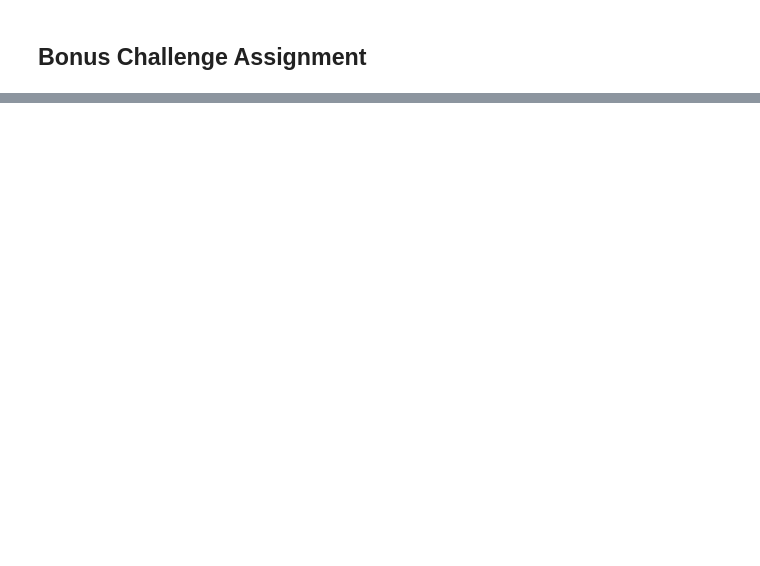
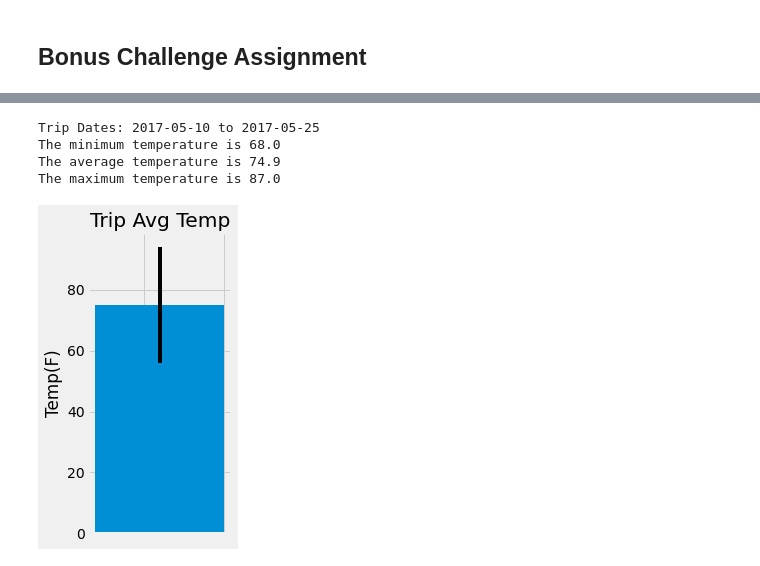
Before and after one commit to rpatel10491/sqlalchemy-challenge, a Jupyter notebook: climate_starter.ipynb, the cells around one changed output, grey strips where cells are left out. Cells and saved outputs as stored; diff of their text form; code cells hidden in the pictures; blank space fills up the shorter version.

```diff
--- a/climate_starter.ipynb
+++ b/climate_starter.ipynb
@@ -179,11 +182,38 @@ print(calc_temps('2012-02-28', '2012-03-05'))
 # %%
 # Use your previous function `calc_temps` to calculate the tmin, tavg, and tmax
 # for your trip using the previous year's data for those same dates.
+start_date = '2017-05-10'
+end_date = '2017-05-25'
+
+trip_temps = calc_temps(start_date, end_date)[0]
+print(f'Trip Dates: {start_date} to {end_date}')
+print(f'The minimum temperature is {trip_temps[0]}\n'
+      f'The average temperature is {round(trip_temps[1],1)}\n'
+      f'The maximum temperature is {trip_temps[2]}')
+# %% [output]
+Trip Dates: 2017-05-10 to 2017-05-25
+The minimum temperature is 68.0
+The average temperature is 74.9
+The maximum temperature is 87.0
 # %%
 # Plot the results from your previous query as a bar chart.
 # Use "Trip Avg Temp" as your Title
 # Use the average temperature for the y value
 # Use the peak-to-peak (tmax-tmin) value as the y error bar (yerr)
+plt.figure(figsize=(3, 5))
+plt.bar(x=0.2, height = trip_temps[1], yerr=(trip_temps[2]-trip_temps[0]), align='edge')
+plt.tick_params(
+    axis='x',
+    which='both',
+    bottom=False,
+    labelbottom=False)
+plt.title('Trip Avg Temp')
+plt.ylabel('Temp(F)')
+plt.tight_layout()
+plt.savefig('Images/tripavgtemp.png')
+plt.show()
+# %% [output]
+[figure, added]
 # %%
 # Calculate the total amount of rainfall per weather station for your trip dates using the previous year's matching dates.
 # Sort this in descending order by precipitation amount and list the station, name, latitude, longitude, and elevation
```
Also changed, not shown: parts of 6 cells of this notebook, 3 other files.
